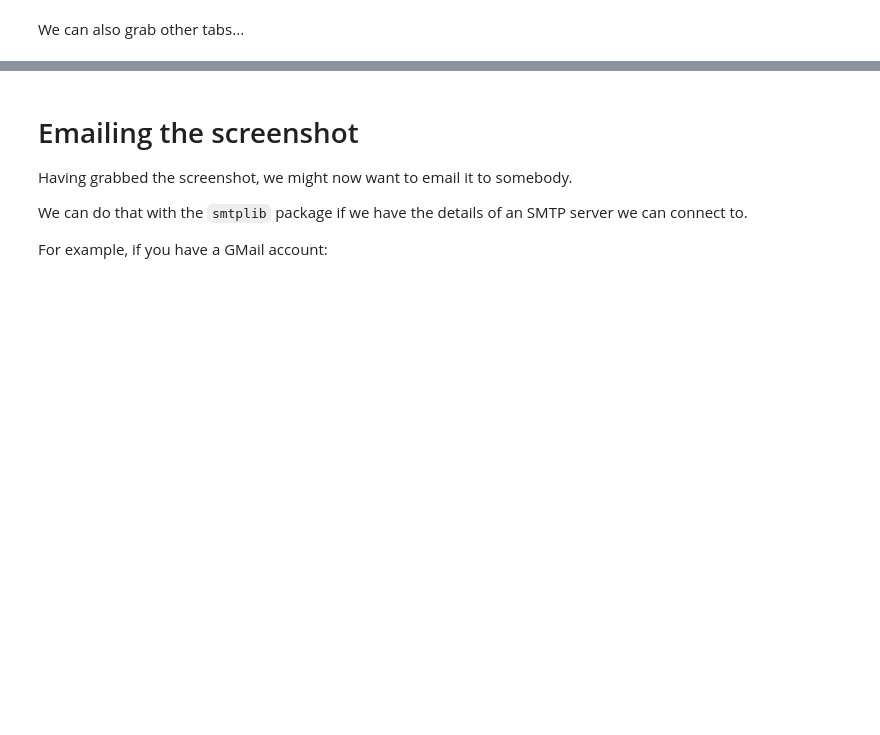
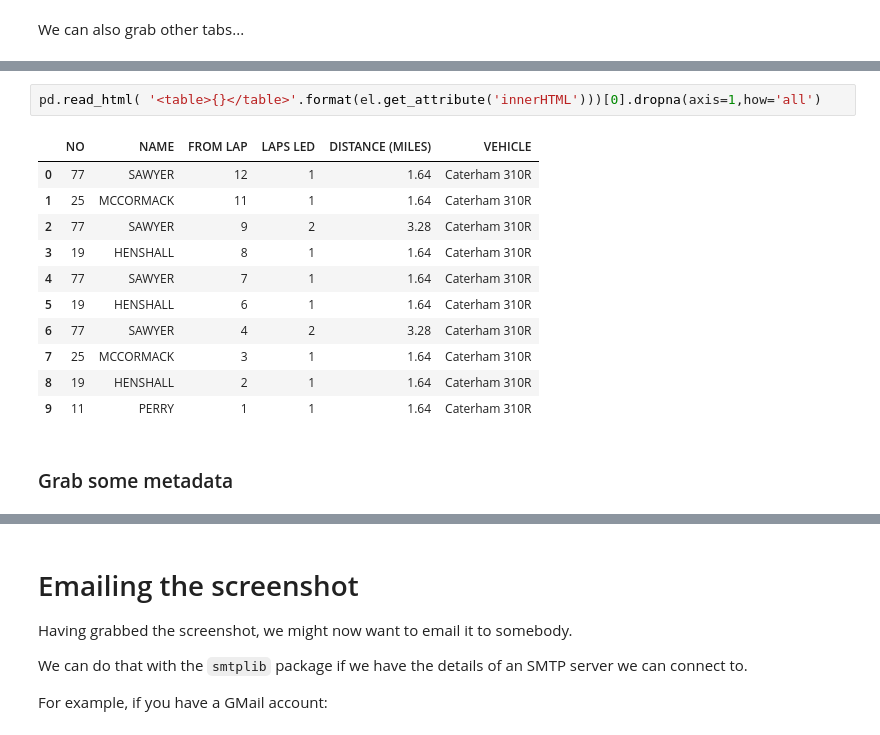
Before and after one commit to f1datajunkie/TSL, a Jupyter notebook: notebooks/TSL Timing Screen Screenshot Grabber.ipynb, the cells around one changed output, grey strips where cells are left out. Saved outputs shown, nothing was run; the diff lists cells and outputs as text; blank space fills up the shorter version.

```diff
--- a/notebooks/TSL Timing Screen Screenshot Grabber.ipynb
+++ b/notebooks/TSL Timing Screen Screenshot Grabber.ipynb
@@ -119,0 +187,16 @@ screenshot saved to pageview_Classification.png
+# %%
+pd.read_html( '<table>{}</table>'.format(el.get_attribute('innerHTML')))[0].dropna(axis=1,how='all')
+# %% [output]
+|  | NO | NAME | FROM LAP | LAPS LED | DISTANCE (MILES) | VEHICLE |
+| 0 | 77 | SAWYER | 12 | 1 | 1.64 | Caterham 310R |
+| 1 | 25 | MCCORMACK | 11 | 1 | 1.64 | Caterham 310R |
+| 2 | 77 | SAWYER | 9 | 2 | 3.28 | Caterham 310R |
+| 3 | 19 | HENSHALL | 8 | 1 | 1.64 | Caterham 310R |
+| 4 | 77 | SAWYER | 7 | 1 | 1.64 | Caterham 310R |
+| 5 | 19 | HENSHALL | 6 | 1 | 1.64 | Caterham 310R |
+| 6 | 77 | SAWYER | 4 | 2 | 3.28 | Caterham 310R |
+| 7 | 25 | MCCORMACK | 3 | 1 | 1.64 | Caterham 310R |
+| 8 | 19 | HENSHALL | 2 | 1 | 1.64 | Caterham 310R |
+| 9 | 11 | PERRY | 1 | 1 | 1.64 | Caterham 310R |
+# %% [markdown]
+### Grab some metadata
```
Also changed, not shown: parts of 28 cells of this notebook, 1 other file.
